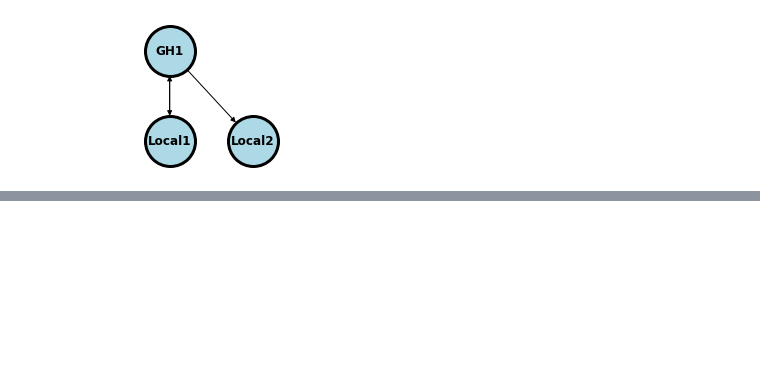
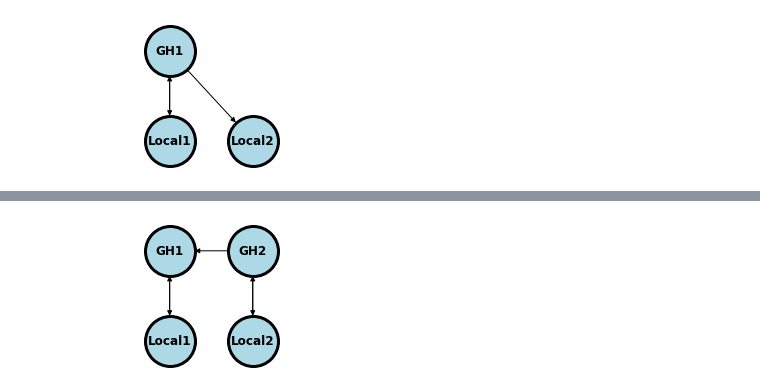
Before and after one commit to smart-stats/ds4bio_book, a Jupyter notebook: slides/ds4ph/02_github.ipynb, the cells around one changed output, grey strips where cells are left out. Saved outputs shown, nothing was run; the diff lists cells and outputs as text; code cells hidden in the pictures; blank space fills up the shorter version.

```diff
--- a/slides/ds4ph/02_github.ipynb
+++ b/slides/ds4ph/02_github.ipynb
@@ -156,0 +201,31 @@ plt.show()
+# %%
+plt.figure(figsize=[3, 2])
+G = nx.DiGraph()
+
+G.add_node("GH1",    pos = (.5, 1) )
+G.add_node("GH2",    pos = (1.5, 1) )
+G.add_node("Local1", pos = (.5, 0))
+G.add_node("Local2", pos = (1.5, 0))
+
+G.add_edge("GH1", "Local1")
+G.add_edge("Local1", "GH1")
+G.add_edge("GH2", "GH1")
+G.add_edge("GH2", "Local2")
+G.add_edge("Local2", "GH2")
+
+
+#G.add_edge("Local", "GH")
+nx.draw(G,
+        nx.get_node_attributes(G, 'pos'),
+        with_labels=True,
+        font_weight='bold',
+        node_size = 2500,
+        node_color = "lightblue",
+        linewidths = 3)
+ax= plt.gca()
+ax.collections[0].set_edgecolor("#000000")
+ax.set_xlim([-.3, 2.3])
+ax.set_ylim([-.3, 1.3])
+plt.show()
+# %% [output]
+[figure, added]
```
Also changed, not shown: parts of 7 cells of this notebook, 1 other file.
